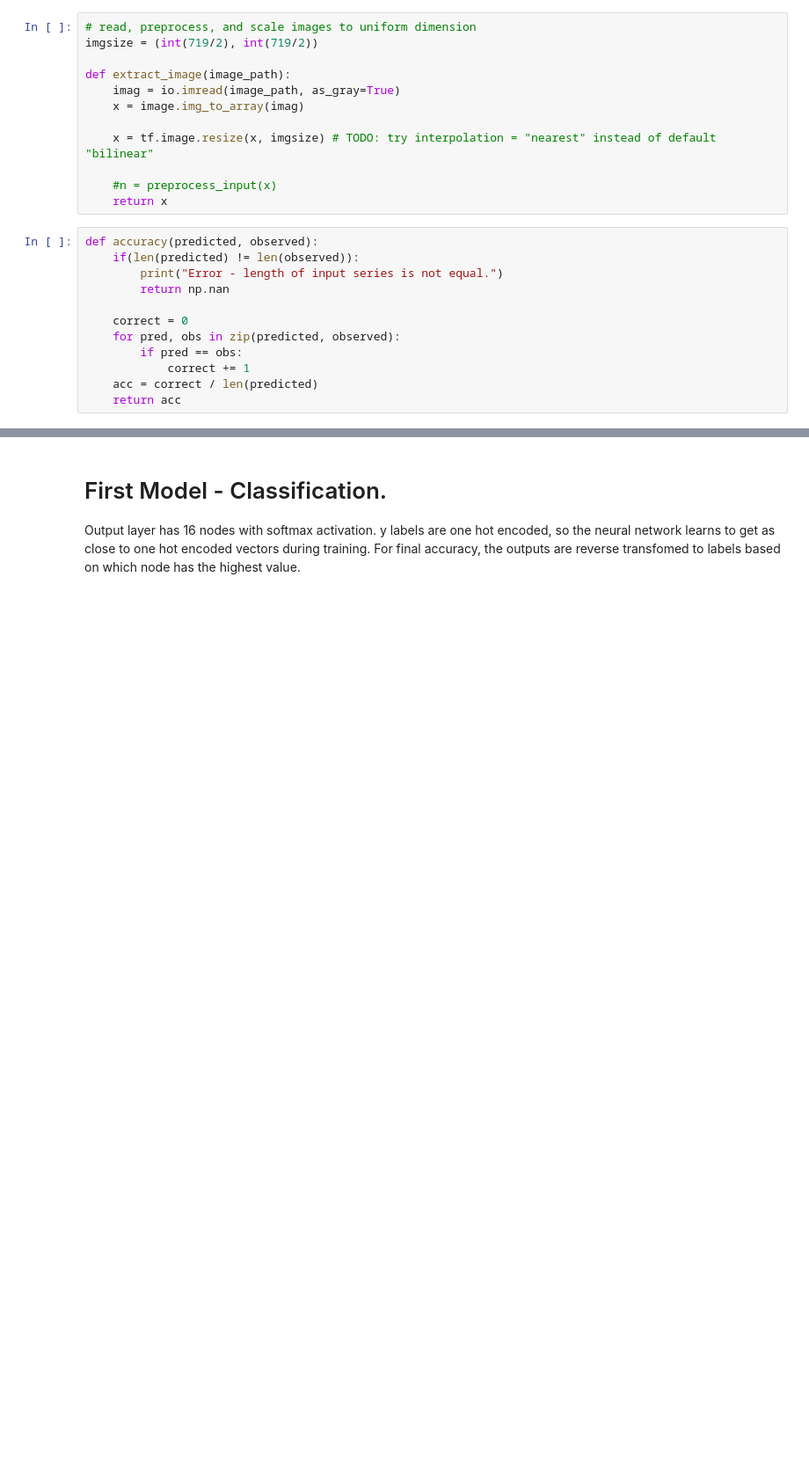
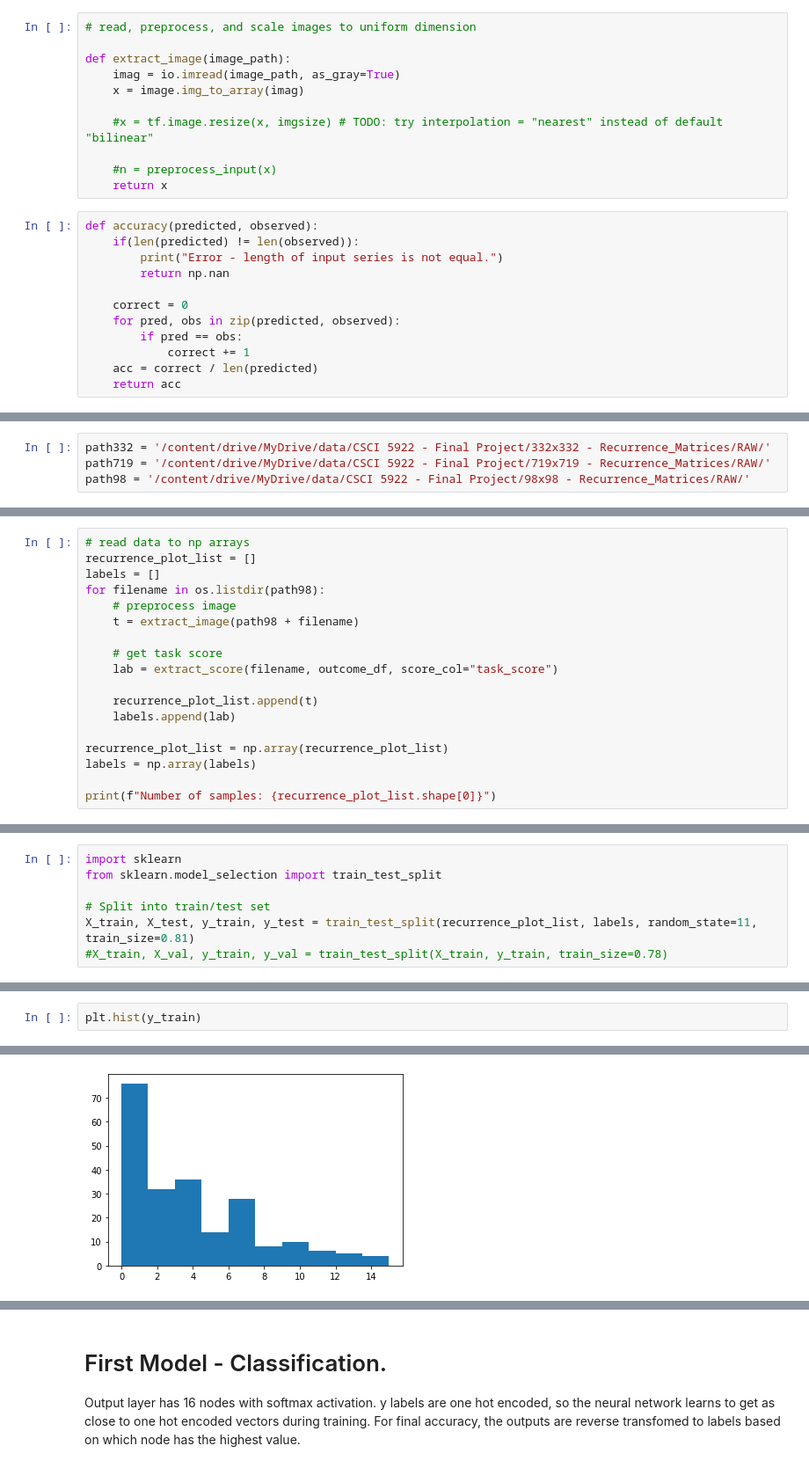
Before and after one commit to julialromero/Collaborative-Problem-Solving, a Jupyter notebook: learning_pipeline.ipynb, the cells around one changed output, grey strips where cells are left out. Shown: that part at 88% size. Cells and saved outputs as stored; diff of their text form; blank space fills up the shorter version.

```diff
--- a/learning_pipeline.ipynb
+++ b/learning_pipeline.ipynb
@@ -71,13 +50,12 @@ io.imshow(x.squeeze())
 Resizing the image changes the RP so for now keep it the same size.
 # %%
 # read, preprocess, and scale images to uniform dimension
-imgsize = (int(719/2), int(719/2))
 
 def extract_image(image_path):
     imag = io.imread(image_path, as_gray=True)
     x = image.img_to_array(imag)
 
-    x = tf.image.resize(x, imgsize) # TODO: try interpolation = "nearest" instead of default "bilinear"
+    #x = tf.image.resize(x, imgsize) # TODO: try interpolation = "nearest" instead of default "bilinear"
 
     #n = preprocess_input(x)
     return x
@@ -104,0 +100,4 @@ base_model = tf.keras.applications.InceptionV3(
+# %%
+path332 = '/content/drive/MyDrive/data/CSCI 5922 - Final Project/332x332 - Recurrence_Matrices/RAW/'
+path719 = '/content/drive/MyDrive/data/CSCI 5922 - Final Project/719x719 - Recurrence_Matrices/RAW/'
+path98 = '/content/drive/MyDrive/data/CSCI 5922 - Final Project/98x98 - Recurrence_Matrices/RAW/'
@@ -104,0 +110,18 @@ base_model = tf.keras.applications.InceptionV3(
+# %%
+# read data to np arrays
+recurrence_plot_list = []
+labels = []
+for filename in os.listdir(path98):
+    # preprocess image
+    t = extract_image(path98 + filename)
+
+    # get task score
+    lab = extract_score(filename, outcome_df, score_col="task_score")
+
+    recurrence_plot_list.append(t)
+    labels.append(lab)
+
+recurrence_plot_list = np.array(recurrence_plot_list)
+labels = np.array(labels)
+
+print(f"Number of samples: {recurrence_plot_list.shape[0]}")
@@ -104,0 +137,7 @@ base_model = tf.keras.applications.InceptionV3(
+# %%
+import sklearn
+from sklearn.model_selection import train_test_split
+
+# Split into train/test set
+X_train, X_test, y_train, y_test = train_test_split(recurrence_plot_list, labels, random_state=11, train_size=0.81)
+#X_train, X_val, y_train, y_val = train_test_split(X_train, y_train, train_size=0.78)
@@ -104,0 +152,3 @@ base_model = tf.keras.applications.InceptionV3(
+# %%
+plt.hist(y_train)
+# %% [output]
@@ -104,0 +158 @@ base_model = tf.keras.applications.InceptionV3(
+[figure, added]
```
Also changed, not shown: parts of 37 cells of this notebook.
